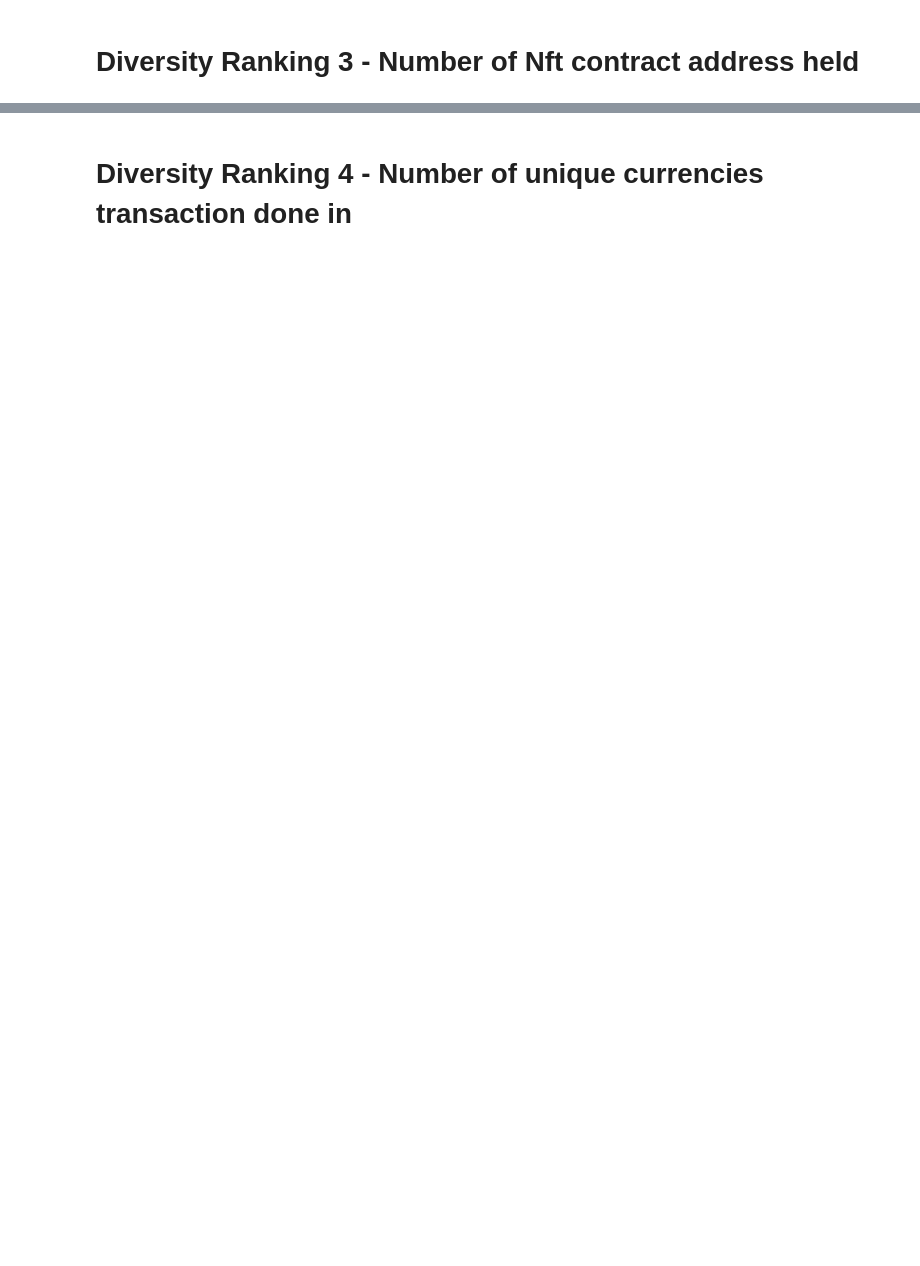
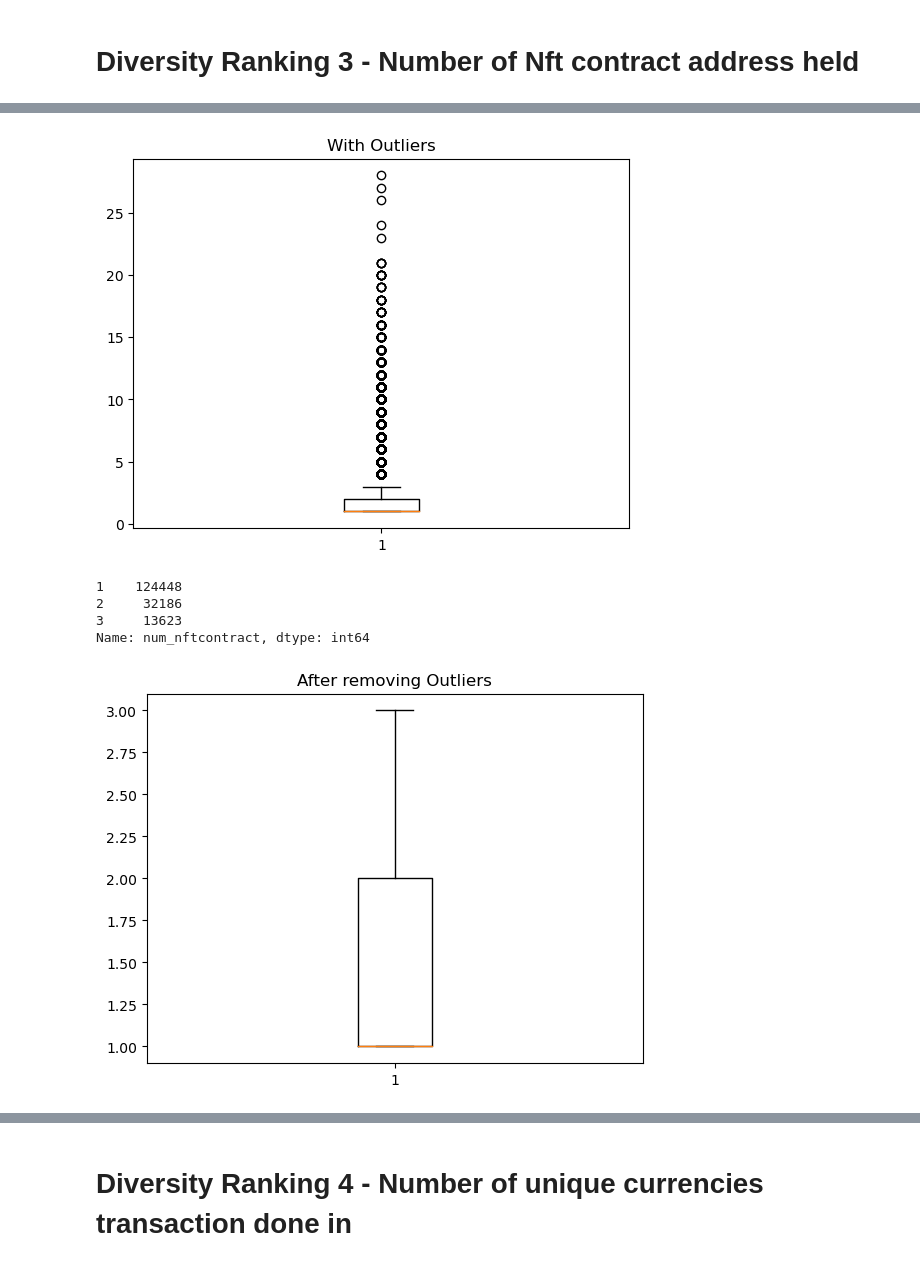
Before and after one commit to cardstack/nft-membership-nyu, a Jupyter notebook: notebooks/pipeline/RankingNewFilters.ipynb, the cells around one changed output, grey strips where cells are left out. Drawn from its saved outputs; the diff is of its cells as text; code cells hidden in the pictures; blank space fills up the shorter version.

```diff
--- a/notebooks/pipeline/RankingNewFilters.ipynb
+++ b/notebooks/pipeline/RankingNewFilters.ipynb
@@ -387,4 +495,26 @@ df_rule_num_nftcontract_pd['num_nftcontract'].value_counts()
 Name: num_nftcontract, dtype: int64
+# %%
+plt.boxplot(df_rule_num_nftcontract_pd['num_nftcontract'])
+plt.title('With Outliers')
+plt.show()
+Q1 = df_rule_num_nftcontract_pd['num_nftcontract'].quantile(0.25)
+Q3 = df_rule_num_nftcontract_pd['num_nftcontract'].quantile(0.75)
+IQR = Q3 - Q1
+
+# Identify any values that fall outside of 1.5 times the IQR
+#outliers = df_rule_num_nftcontract_pd[(df_rule_num_nftcontract_pd['num_nftcontract'] < Q1 - 1.5*IQR) | (df_rule_num_nftcontract_pd['num_nftcontract'] > Q3 + 1.5*IQR)]
+outliers_df_rule_num_nftcontract_pd = df_rule_num_nftcontract_pd[(df_rule_num_nftcontract_pd['num_nftcontract'] >= Q1 - 1.5*IQR) & (df_rule_num_nftcontract_pd['num_nftcontract'] <= Q3 + 1.5*IQR)]
+print(outliers_df_rule_num_nftcontract_pd['num_nftcontract'].value_counts())
+plt.boxplot(outliers_df_rule_num_nftcontract_pd['num_nftcontract'])
+plt.title('After removing Outliers')
+plt.show()
+# %% [output]
+[figure, added]
+1    124448
+2     32186
+3     13623
+Name: num_nftcontract, dtype: int64
+[figure, added]
 # %%
 df_rule_num_nftcontract_pd.sort_values(by = 'num_nftcontract', ascending = True)
 # %% [output]
```
Also changed, not shown: parts of 41 cells of this notebook.
